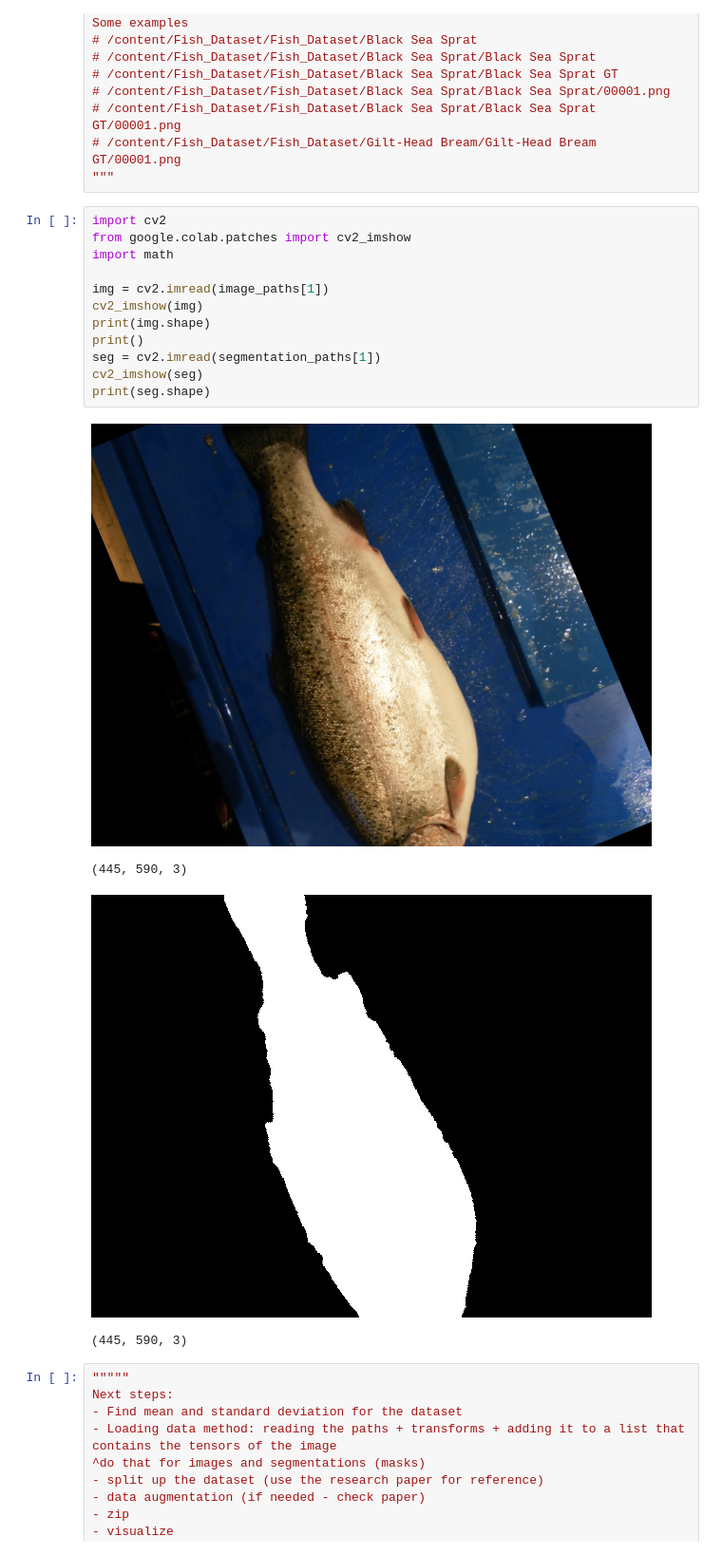
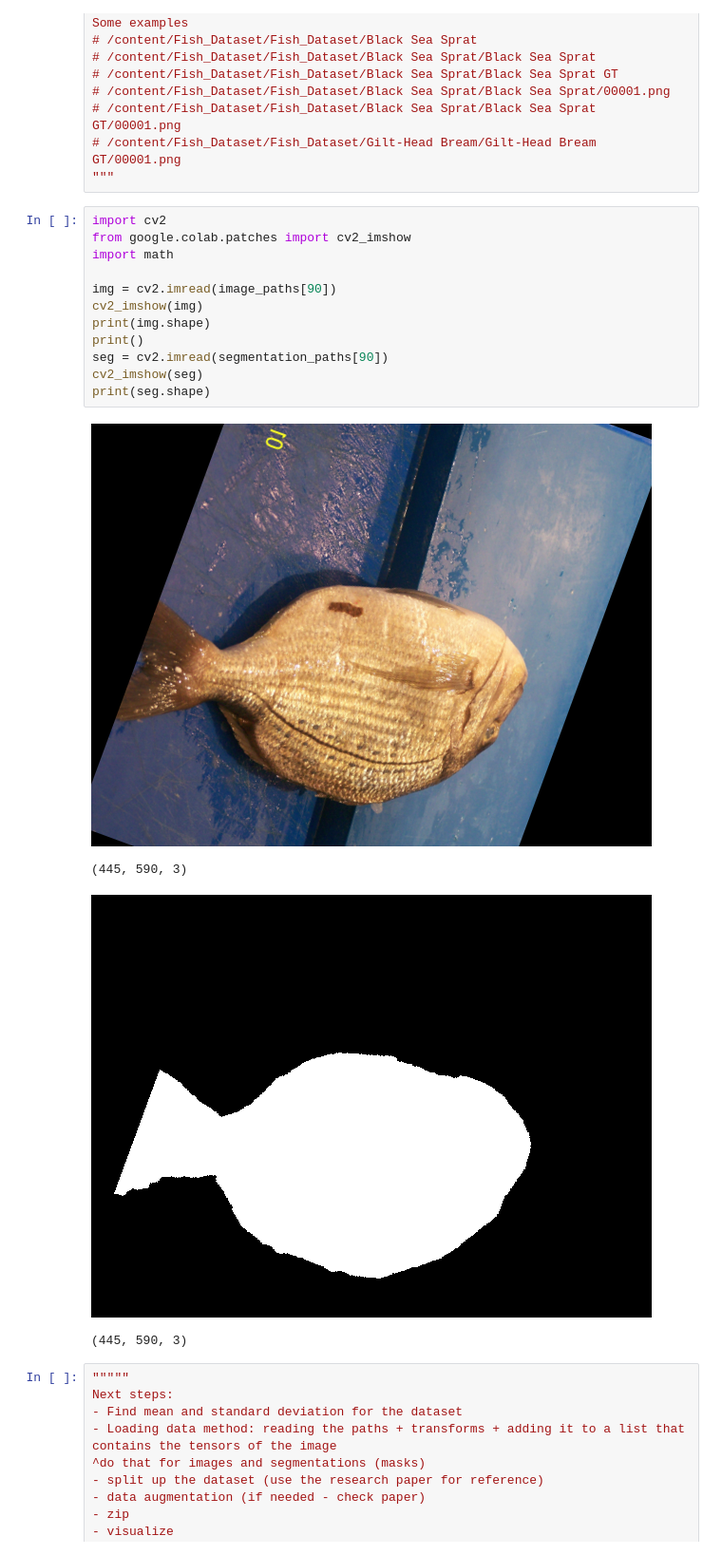
Before and after one commit to shizacharania/Fish-Segmentation, a Jupyter notebook: FishSegmentation.ipynb, the cells around one changed output. Shown at 95% size. Drawn from its saved outputs; the diff is of its cells as text.

```diff
--- a/FishSegmentation.ipynb
+++ b/FishSegmentation.ipynb
@@ -128,19 +124,19 @@ Some examples
 # %%
 import cv2
 from google.colab.patches import cv2_imshow
 import math
 
-img = cv2.imread(image_paths[1])
+img = cv2.imread(image_paths[90])
 cv2_imshow(img)
 print(img.shape)
 print()
-seg = cv2.imread(segmentation_paths[1])
+seg = cv2.imread(segmentation_paths[90])
 cv2_imshow(seg)
 print(seg.shape)
 # %% [output]
-[figure, old version]
+[figure, new version]
 (445, 590, 3)
-[figure, old version]
+[figure, new version]
 (445, 590, 3)
 # %%
 """""
```
Also changed, not shown: parts of 12 cells of this notebook.
